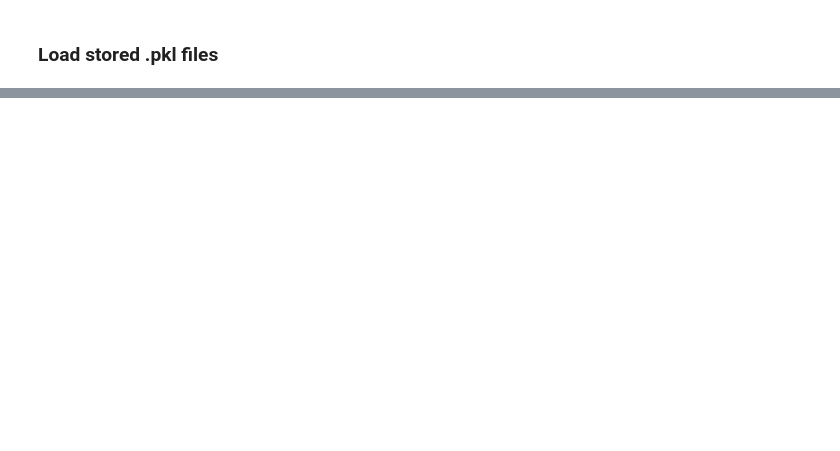
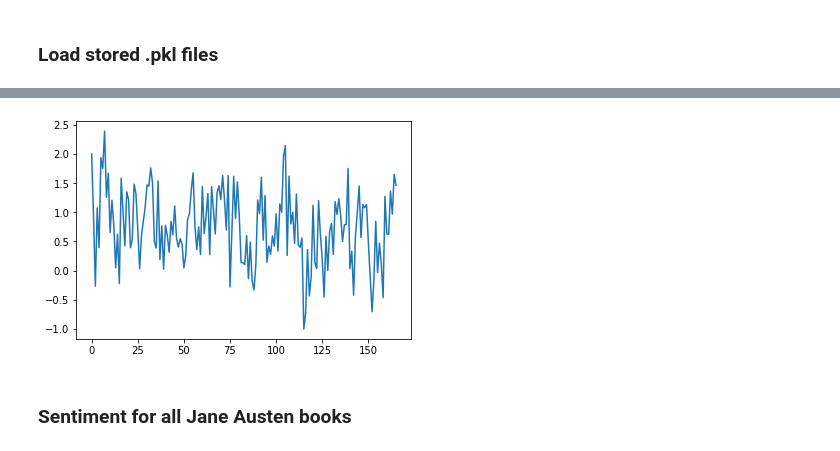
Before and after one commit to hoangminhanh/TWSM_Lab, a Jupyter notebook: Homework/2_Exercise_Preprocessing/PH_2_Preprocessing.ipynb, the cells around one changed output, grey strips where cells are left out. Drawn from its saved outputs; the diff is of its cells as text; code cells hidden in the pictures; blank space fills up the shorter version.

```diff
--- a/Homework/2_Exercise_Preprocessing/PH_2_Preprocessing.ipynb
+++ b/Homework/2_Exercise_Preprocessing/PH_2_Preprocessing.ipynb
@@ -282,0 +371,31 @@ with open('/content/drive/MyDrive/Colab_Notebooks/02_HWR/00_data/Newsgroup/data_
+# %%
+# Recreate plot from book
+lines_austin = re.split("\n", text, flags=re.I)#[::80] # split book in sections of 80 lines
+# %%
+chunks_80 = []
+
+for i, text in enumerate(lines_austin):
+  if (i%80==0) & (i!=0):
+    chunks_80.append(" ".join(lines_austin[i-80:i]))
+# %%
+# Calculate mean sentiment value per chapter
+sent_80lines = []
+
+for text in chunks_80:
+
+  # create frequency matrix
+  matrix = tf(text)
+
+  #merge with affin dictonary
+  sent_aff = pd.merge(matrix, affin, left_on="word", right_on="word")
+
+  #calculate sentiment value based on no of occurences
+  sent_aff["total_sentiment"] = sent_aff["frequency"]*sent_aff["value"]
+  sent_80lines.append(sent_aff.total_sentiment.mean())
+# %%
+# Plot mean sentiment per 80 lines
+plt.plot(sent_80lines);
+# %% [output]
+[figure, added]
+# %% [markdown]
+### Sentiment for all Jane Austen books
```
Also changed, not shown: parts of 18 cells of this notebook.
